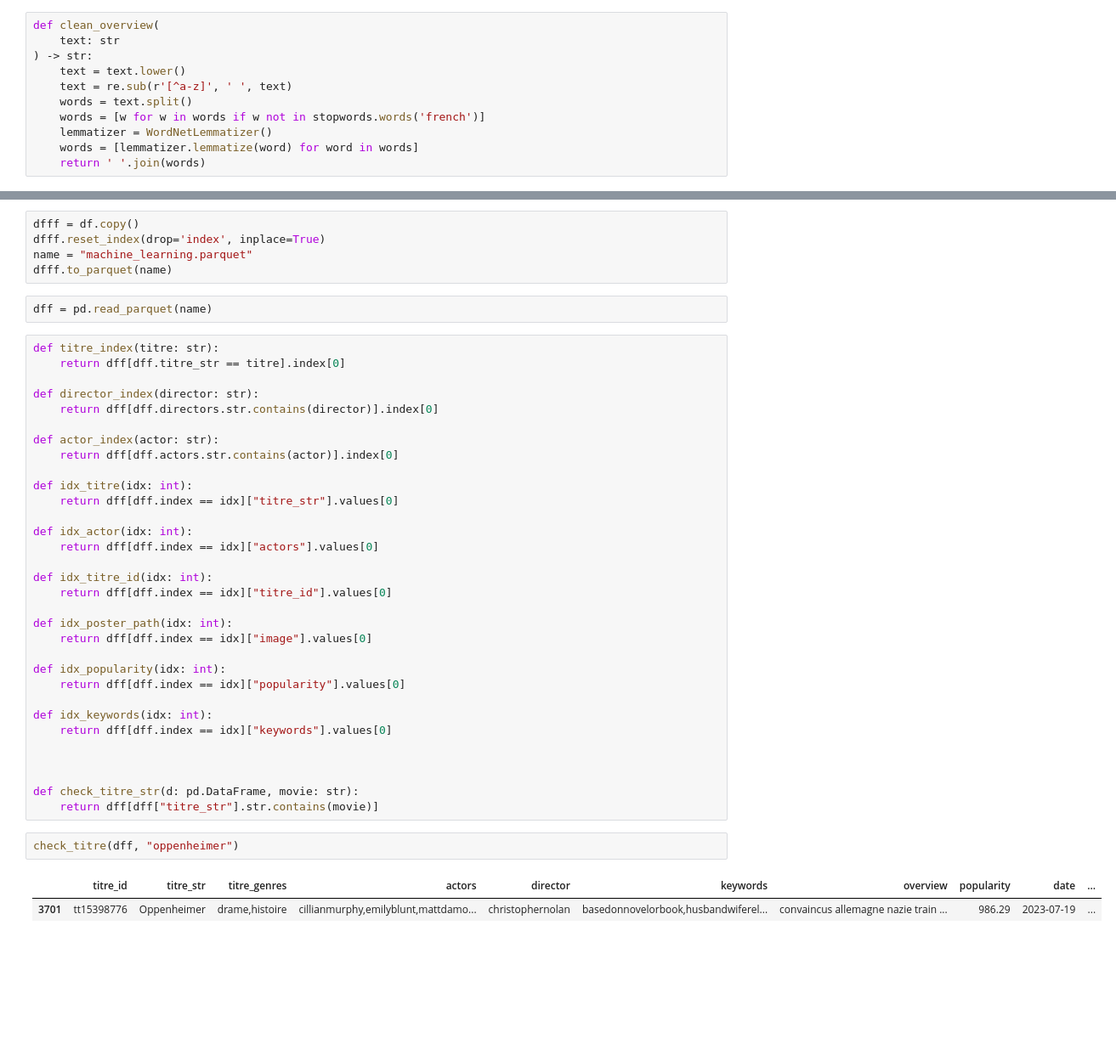
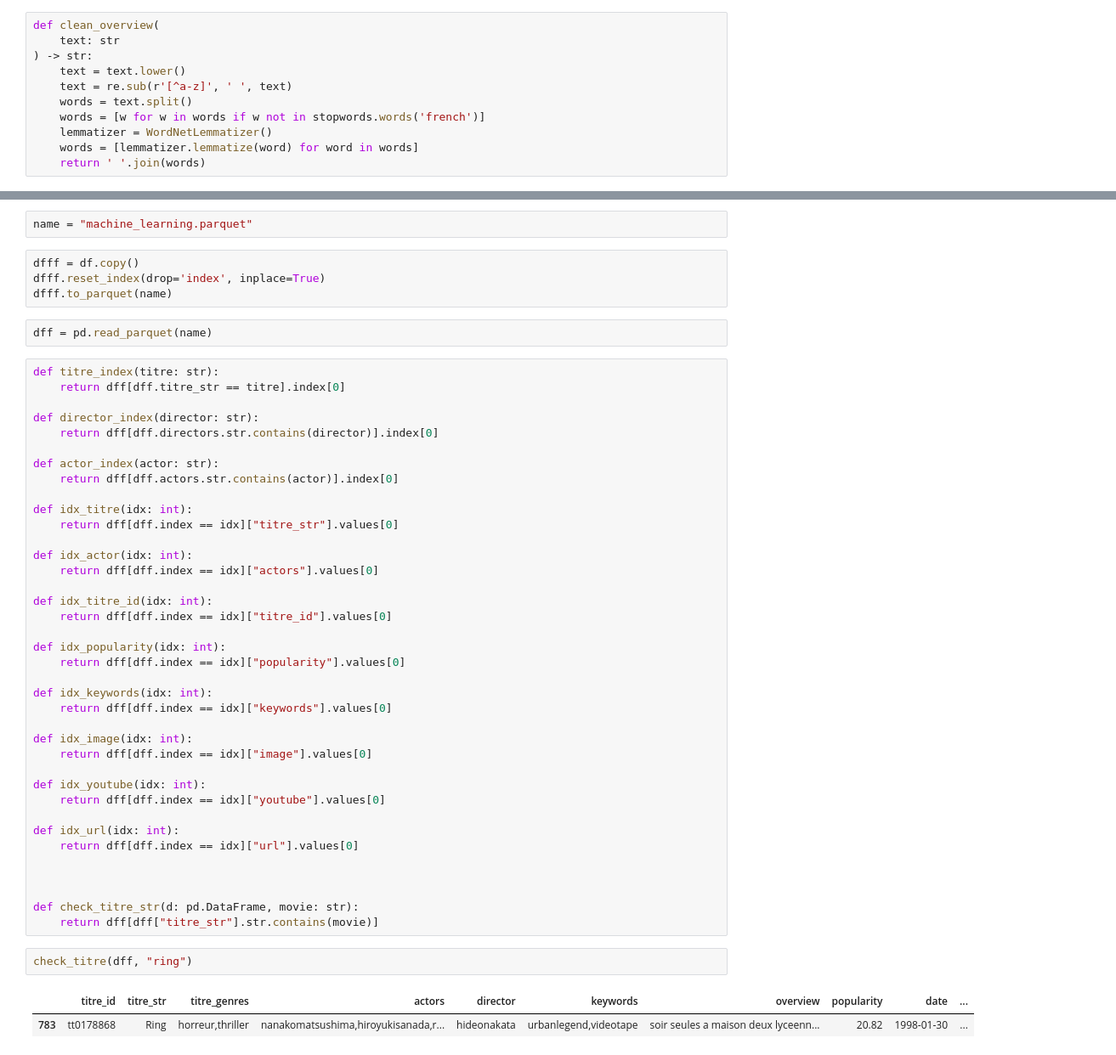
Before and after one commit to Morgan-DCL/project_2, a Jupyter notebook: ML copy.ipynb, the cells around one changed output, grey strips where cells are left out. Shown at 85% size. Drawn from its saved outputs; the diff is of its cells as text; blank space fills up the shorter version.

```diff
--- a/ML copy.ipynb
+++ b/ML copy.ipynb
@@ -162,10 +190,11 @@ lowering everything in titre_genres
 lowering everything in director
 lowering everything in keywords
 lowering everything in titre_clean
+# %%
+name = "machine_learning.parquet"
 # %%
 dfff = df.copy()
 dfff.reset_index(drop='index', inplace=True)
-name = "machine_learning.parquet"
 dfff.to_parquet(name)
 # %%
 dff = pd.read_parquet(name)
@@ -188,21 +217,27 @@ def idx_actor(idx: int):
 def idx_titre_id(idx: int):
     return dff[dff.index == idx]["titre_id"].values[0]
 
-def idx_poster_path(idx: int):
-    return dff[dff.index == idx]["image"].values[0]
-
 def idx_popularity(idx: int):
     return dff[dff.index == idx]["popularity"].values[0]
 
 def idx_keywords(idx: int):
     return dff[dff.index == idx]["keywords"].values[0]
 
+def idx_image(idx: int):
+    return dff[dff.index == idx]["image"].values[0]
+
+def idx_youtube(idx: int):
+    return dff[dff.index == idx]["youtube"].values[0]
+
+def idx_url(idx: int):
+    return dff[dff.index == idx]["url"].values[0]
+
 
 
 def check_titre_str(d: pd.DataFrame, movie: str):
     return dff[dff["titre_str"].str.contains(movie)]
 # %%
-check_titre(dff, "oppenheimer")
+check_titre(dff, "ring")
 # %% [output]
 |  | titre_id | titre_str | titre_genres | actors | director | keywords | overview | popularity | date | ... |
-| 3701 | tt15398776 | Oppenheimer | drame,histoire | cillianmurphy,emilyblunt,mattdamo... | christophernolan | basedonnovelorbook,husbandwiferel... | convaincus allemagne nazie train ... | 986.29 | 2023-07-19 | ... |
+| 783 | tt0178868 | Ring | horreur,thriller | nanakomatsushima,hiroyukisanada,r... | hideonakata | urbanlegend,videotape | soir seules a maison deux lyceenn... | 20.82 | 1998-01-30 | ... |
```
Also changed, not shown: parts of 26 cells of this notebook, 5 other files.
